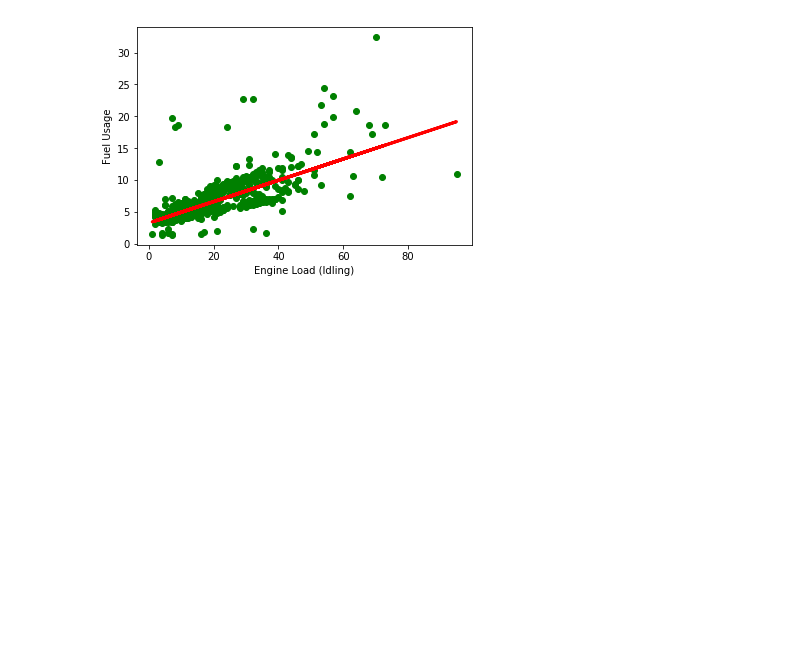
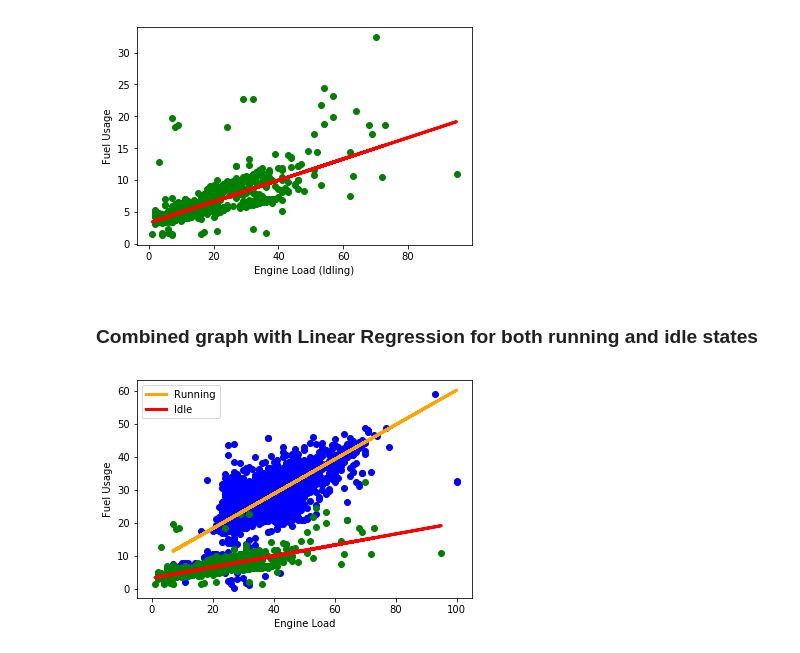
Before and after one commit to GauriShah/ConcertIoT, a Jupyter notebook: ElFuAnalysis.ipynb, the cells around one changed output. Saved outputs shown, nothing was run; the diff lists cells and outputs as text; code cells hidden in the pictures; blank space fills up the shorter version.

Commit message:
Added combined graph for running and idle times.

```diff
--- a/ElFuAnalysis.ipynb
+++ b/ElFuAnalysis.ipynb
@@ -302,11 +302,11 @@ X2 = np.matrix(merged_run_df['EngineLoad'].values).T
 y2 = np.matrix(merged_run_df['FuelUsage'].values).T
 print(X2.shape, y2.shape)
 
-regr = linear_model.LinearRegression()
-regr.fit(X2, y2)
+regr1 = linear_model.LinearRegression()
+regr1.fit(X2, y2)
 
 plt.scatter(X2, y2, color='blue')
-plt.plot(X2, regr.predict(X2), color='red', linewidth=3)
+plt.plot(X2, regr1.predict(X2), color='red', linewidth=3)
 
 plt.xlabel('Engine Load (Running)')
 plt.ylabel('Fuel Usage')
@@ -329,11 +329,11 @@ X3 = np.matrix(merged_idle_df['EngineLoad'].values).T
 y3 = np.matrix(merged_idle_df['FuelUsage'].values).T
 print(X3.shape, y3.shape)
 
-regr = linear_model.LinearRegression()
-regr.fit(X3, y3)
+regr2 = linear_model.LinearRegression()
+regr2.fit(X3, y3)
 
 plt.scatter(X3, y3, color='green')
-plt.plot(X3, regr.predict(X3), color='red', linewidth=3)
+plt.plot(X3, regr2.predict(X3), color='red', linewidth=3)
 
 plt.xlabel('Engine Load (Idling)')
 plt.ylabel('Fuel Usage')
@@ -341,3 +341,20 @@ plt.show()
 # %% [output]
 (882, 1) (882, 1)
 [figure]
+# %% [markdown]
+### Combined graph with Linear Regression for both running and idle states
+# %%
+# import matplotlib.patches as mpatches
+
+plt.scatter(X2, y2, color='blue')
+plt.plot(X2, regr1.predict(X2), color='orange', linewidth=3, label='Running')
+
+plt.scatter(X3, y3, color='green')
+plt.plot(X3, regr2.predict(X3), color='red', linewidth=3, label='Idle')
+
+plt.legend(['Running', 'Idle'])
+plt.xlabel('Engine Load')
+plt.ylabel('Fuel Usage')
+plt.show()
+# %% [output]
+[figure, added]
```
Also changed, not shown: parts of 13 cells of this notebook.
